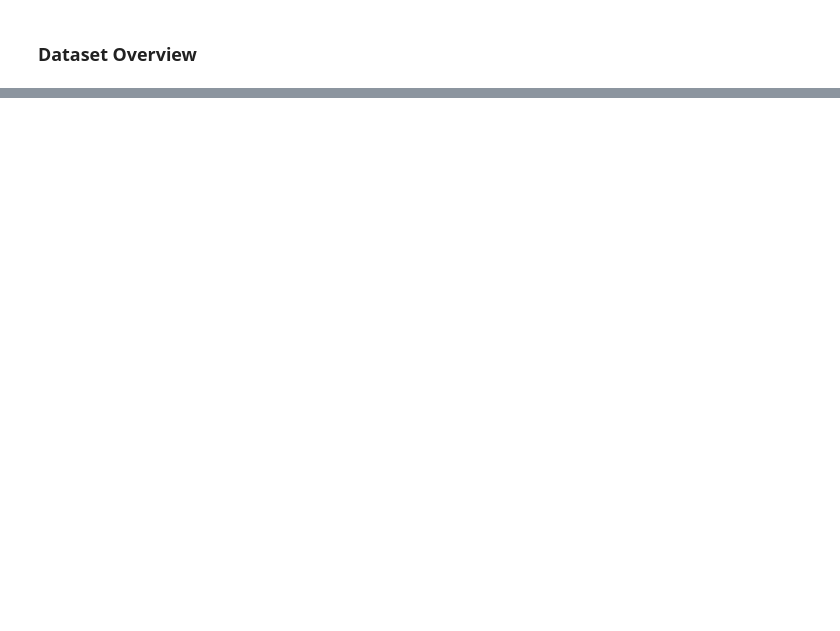
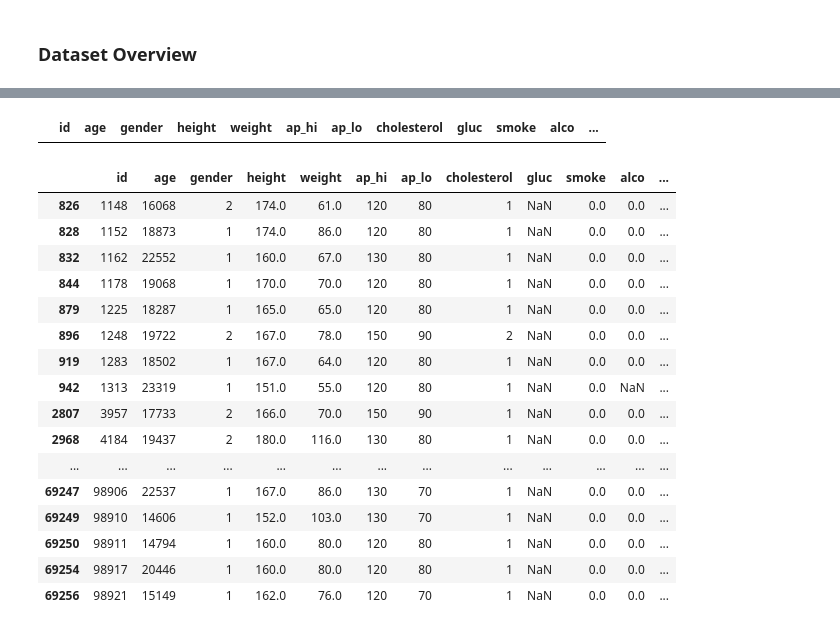
Before and after one commit to SM2A/Machine_Learning_Course_Project, a Jupyter notebook: HW-1/Report.ipynb, the cells around one changed output, grey strips where cells are left out. Cells and saved outputs as stored; diff of their text form; code cells hidden in the pictures; blank space fills up the shorter version.

```diff
--- a/HW-1/Report.ipynb
+++ b/HW-1/Report.ipynb
@@ -421,0 +426,4 @@ TPR = 0.05
+# %%
+cardio_data = pandas.read_csv('data/cardio.csv')
+
+cardio_data
@@ -421,0 +511,25 @@ TPR = 0.05
+# %%
+cardio_data.loc[cardio_data["height"].isnull(), "height"] = cardio_data['height'].mean()
+cardio_data.loc[cardio_data['height'].isnull()]
+# %% [output]
+|  | id | age | gender | height | weight | ap_hi | ap_lo | cholesterol | gluc | smoke | alco | ... |
+# %%
+cardio_data.loc[cardio_data['gluc'].isnull()]
+# %% [output]
+|  | id | age | gender | height | weight | ap_hi | ap_lo | cholesterol | gluc | smoke | alco | ... |
+| 826 | 1148 | 16068 | 2 | 174.0 | 61.0 | 120 | 80 | 1 | NaN | 0.0 | 0.0 | ... |
+| 828 | 1152 | 18873 | 1 | 174.0 | 86.0 | 120 | 80 | 1 | NaN | 0.0 | 0.0 | ... |
+| 832 | 1162 | 22552 | 1 | 160.0 | 67.0 | 130 | 80 | 1 | NaN | 0.0 | 0.0 | ... |
+| 844 | 1178 | 19068 | 1 | 170.0 | 70.0 | 120 | 80 | 1 | NaN | 0.0 | 0.0 | ... |
+| 879 | 1225 | 18287 | 1 | 165.0 | 65.0 | 120 | 80 | 1 | NaN | 0.0 | 0.0 | ... |
+| 896 | 1248 | 19722 | 2 | 167.0 | 78.0 | 150 | 90 | 2 | NaN | 0.0 | 0.0 | ... |
+| 919 | 1283 | 18502 | 1 | 167.0 | 64.0 | 120 | 80 | 1 | NaN | 0.0 | 0.0 | ... |
+| 942 | 1313 | 23319 | 1 | 151.0 | 55.0 | 120 | 80 | 1 | NaN | 0.0 | NaN | ... |
+| 2807 | 3957 | 17733 | 2 | 166.0 | 70.0 | 150 | 90 | 1 | NaN | 0.0 | 0.0 | ... |
+| 2968 | 4184 | 19437 | 2 | 180.0 | 116.0 | 130 | 80 | 1 | NaN | 0.0 | 0.0 | ... |
+| ... | ... | ... | ... | ... | ... | ... | ... | ... | ... | ... | ... | ... |
+| 69247 | 98906 | 22537 | 1 | 167.0 | 86.0 | 130 | 70 | 1 | NaN | 0.0 | 0.0 | ... |
+| 69249 | 98910 | 14606 | 1 | 152.0 | 103.0 | 130 | 70 | 1 | NaN | 0.0 | 0.0 | ... |
+| 69250 | 98911 | 14794 | 1 | 160.0 | 80.0 | 120 | 80 | 1 | NaN | 0.0 | 0.0 | ... |
+| 69254 | 98917 | 20446 | 1 | 160.0 | 80.0 | 120 | 80 | 1 | NaN | 0.0 | 0.0 | ... |
+| 69256 | 98921 | 15149 | 1 | 162.0 | 76.0 | 120 | 70 | 1 | NaN | 0.0 | 0.0 | ... |
```
Also changed, not shown: parts of 21 cells of this notebook.
